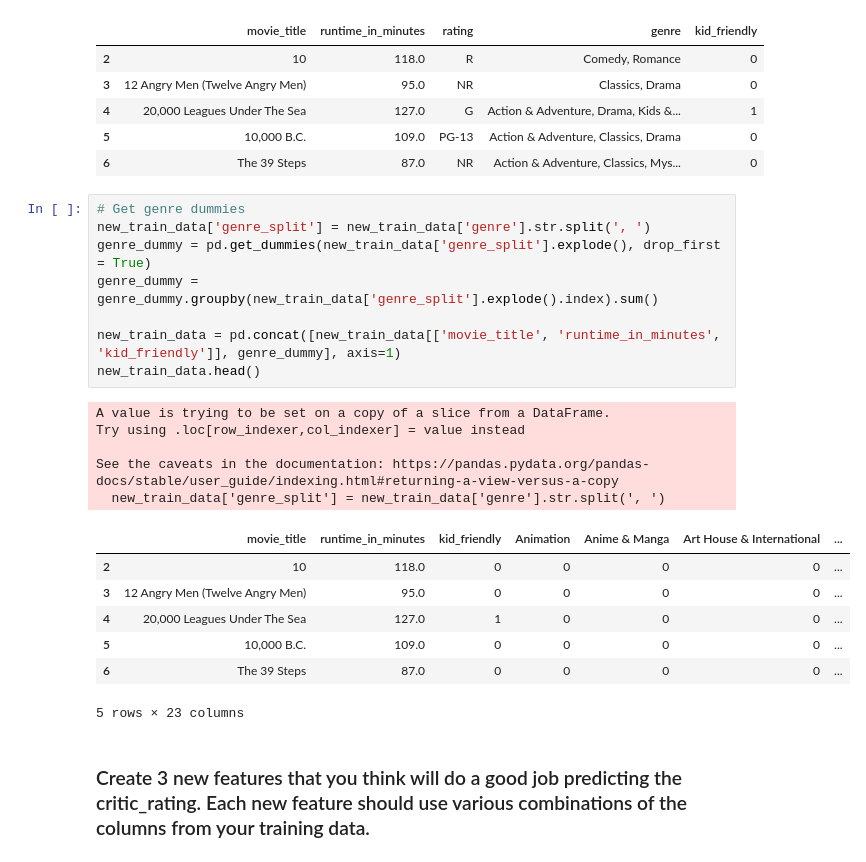
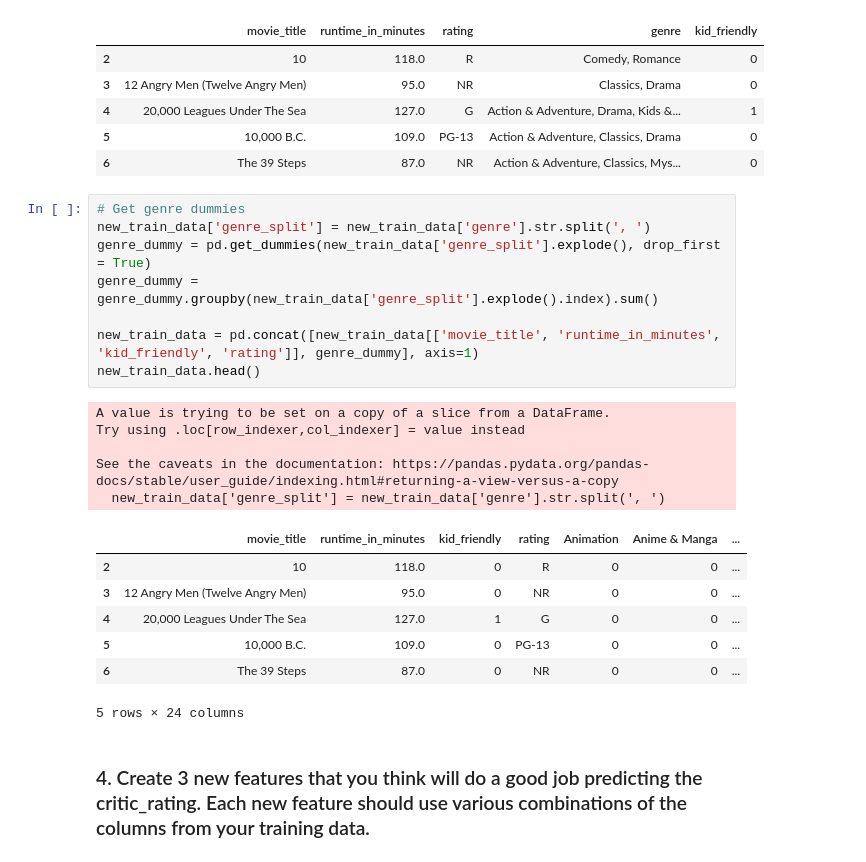
Before and after one commit to nbdls6/Movie_rating_prediction, a Jupyter notebook: feature_engineering_and_modeling.ipynb, the cells around one changed output. Drawn from its saved outputs; the diff is of its cells as text.

```diff
--- a/feature_engineering_and_modeling.ipynb
+++ b/feature_engineering_and_modeling.ipynb
@@ -63,23 +63,23 @@ new_train_data.head()
 # %%
 # Get genre dummies
 new_train_data['genre_split'] = new_train_data['genre'].str.split(', ')
 genre_dummy = pd.get_dummies(new_train_data['genre_split'].explode(), drop_first = True)
 genre_dummy = genre_dummy.groupby(new_train_data['genre_split'].explode().index).sum()
 
-new_train_data = pd.concat([new_train_data[['movie_title', 'runtime_in_minutes', 'kid_friendly']], genre_dummy], axis=1)
+new_train_data = pd.concat([new_train_data[['movie_title', 'runtime_in_minutes', 'kid_friendly', 'rating']], genre_dummy], axis=1)
 new_train_data.head()
 # %% [output]
 A value is trying to be set on a copy of a slice from a DataFrame.
 Try using .loc[row_indexer,col_indexer] = value instead
 
 See the caveats in the documentation: https://pandas.pydata.org/pandas-docs/stable/user_guide/indexing.html#returning-a-view-versus-a-copy
   new_train_data['genre_split'] = new_train_data['genre'].str.split(', ')
-|  | movie_title | runtime_in_minutes | kid_friendly | Animation | Anime & Manga | Art House & International | ... |
-| 2 | 10 | 118.0 | 0 | 0 | 0 | 0 | ... |
-| 3 | 12 Angry Men (Twelve Angry Men) | 95.0 | 0 | 0 | 0 | 0 | ... |
-| 4 | 20,000 Leagues Under The Sea | 127.0 | 1 | 0 | 0 | 0 | ... |
-| 5 | 10,000 B.C. | 109.0 | 0 | 0 | 0 | 0 | ... |
-| 6 | The 39 Steps | 87.0 | 0 | 0 | 0 | 0 | ... |
+|  | movie_title | runtime_in_minutes | kid_friendly | rating | Animation | Anime & Manga | ... |
+| 2 | 10 | 118.0 | 0 | R | 0 | 0 | ... |
+| 3 | 12 Angry Men (Twelve Angry Men) | 95.0 | 0 | NR | 0 | 0 | ... |
+| 4 | 20,000 Leagues Under The Sea | 127.0 | 1 | G | 0 | 0 | ... |
+| 5 | 10,000 B.C. | 109.0 | 0 | PG-13 | 0 | 0 | ... |
+| 6 | The 39 Steps | 87.0 | 0 | NR | 0 | 0 | ... |
-5 rows × 23 columns
+5 rows × 24 columns
 # %% [markdown]
-### Create 3 new features that you think will do a good job predicting the critic_rating. Each new feature should use various combinations of the columns from your training data.
+### 4. Create 3 new features that you think will do a good job predicting the critic_rating. Each new feature should use various combinations of the columns from your training data.
```
Also changed, not shown: parts of 7 cells of this notebook.
